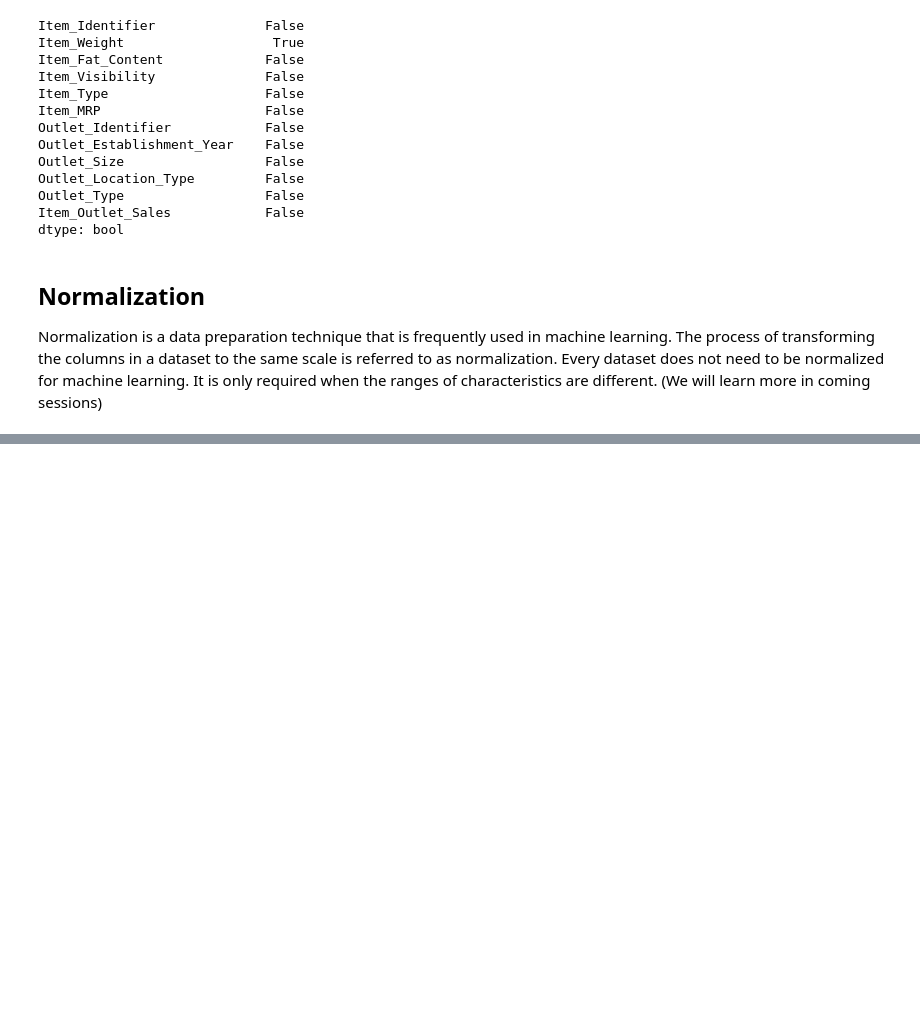
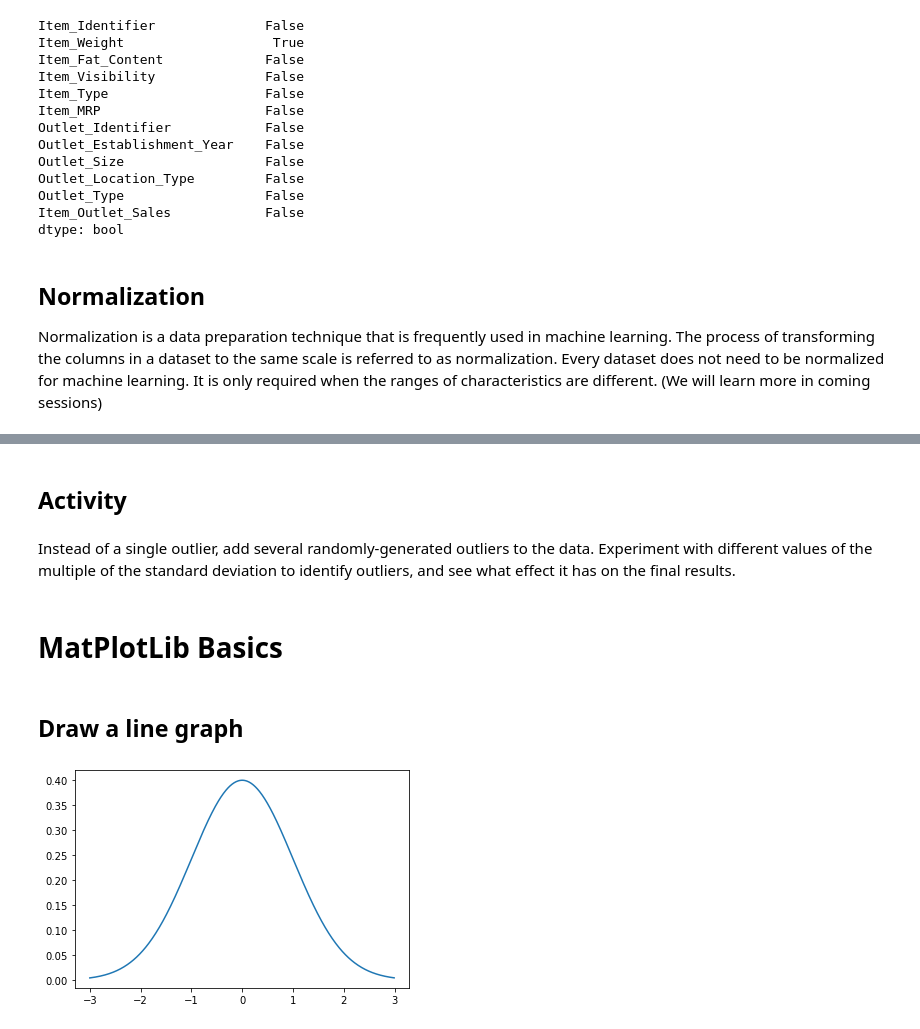
Before and after one commit to acmbpdc/ml-bootcamp-2023, a Jupyter notebook: docs/01-data-preprocessing/docs.ipynb, the cells around one changed output, grey strips where cells are left out. Cells and saved outputs as stored; diff of their text form; code cells hidden in the pictures; blank space fills up the shorter version.

```diff
--- a/docs/01-data-preprocessing/docs.ipynb
+++ b/docs/01-data-preprocessing/docs.ipynb
@@ -461,0 +490,20 @@ Normalization is a data preparation technique that is frequently used in machine
+# %% [markdown]
+## Activity
+# %% [markdown]
+Instead of a single outlier, add several randomly-generated outliers to the data. Experiment with different values of the multiple of the standard deviation to identify outliers, and see what effect it has on the final results.
+# %% [markdown]
+# MatPlotLib Basics
+# %% [markdown]
+## Draw a line graph
+# %%
+%matplotlib inline
+from scipy.stats import norm
+import matplotlib.pyplot as plt
+import numpy as np
+
+x = np.arange(-3, 3, 0.01)
+
+plt.plot(x, norm.pdf(x))
+plt.show()
+# %% [output]
+[figure, added]
```
Also changed, not shown: parts of 79 cells of this notebook, 1 other file.
